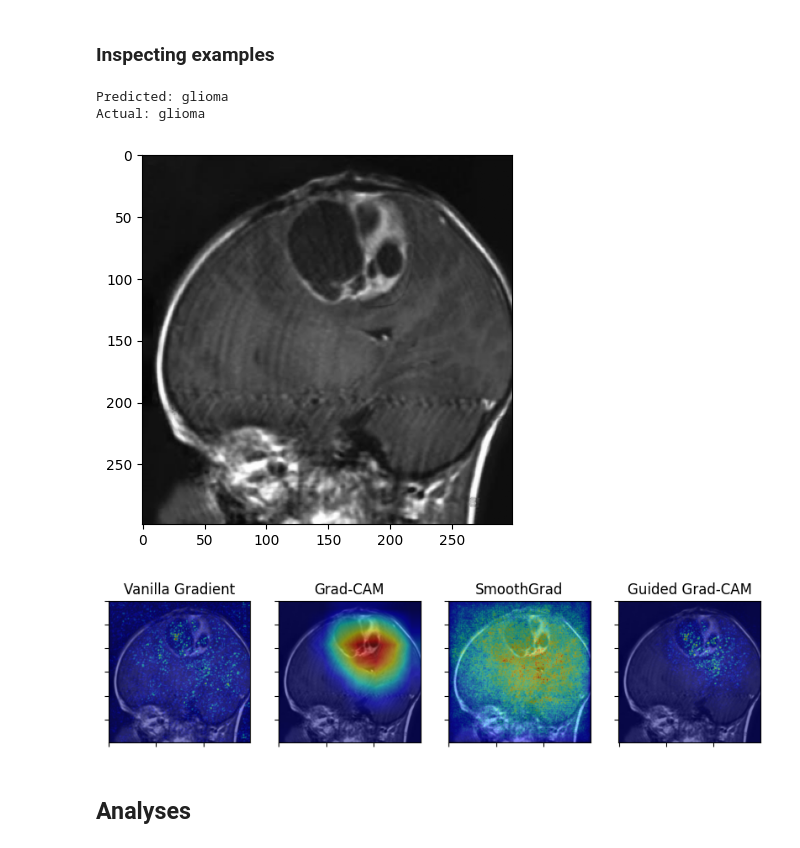
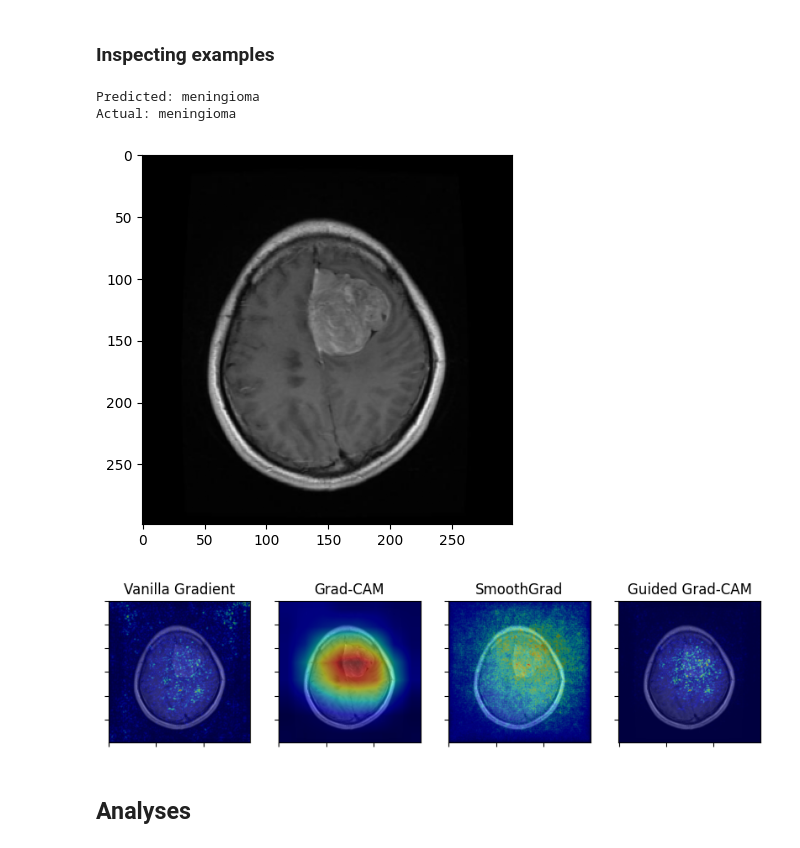
Before and after one commit to D21W12/SOW-BKI266, a Jupyter notebook: Final Assignment/analyses.ipynb, the cells around one changed output. Cells and saved outputs as stored; diff of their text form; code cells hidden in the pictures.

```diff
--- a/Final Assignment/analyses.ipynb
+++ b/Final Assignment/analyses.ipynb
@@ -208,22 +208,22 @@ def plot_explanation(ax, image, heatmap):
 # %%
 model.eval()
 
-i = 5  # Change this variable to look at different images (good ones: 5, 512, 500)
+i = 512  # Change this variable to look at different images (good ones: 5, 512, 500)
 
 X, y = dataset[i]
 X = X.unsqueeze(0)
 y_pred = torch.argmax(model(X), dim=1)
 
 print(f"Predicted: {LABELS[y_pred.item()]}")
 print(f"Actual: {LABELS[y]}")
 
 image_show = X[0].permute((1, 2, 0)).numpy()
 plt.imshow(image_show)
 plt.show()
 # %% [output]
-Predicted: glioma
-Actual: glioma
+Predicted: meningioma
+Actual: meningioma
-[figure, old version]
+[figure, new version]
 # %%
 N = 20
 sigma = 0.15
@@ -249,7 +249,7 @@ for i, method in enumerate(methods):
     plot_explanation(axis[i], image_show, heatmaps[i])
     axis[i].set_title(method)
 # %% [output]
-[figure, old version]
+[figure, new version]
 # %% [markdown]
 ## Analyses
 # %% [markdown]
```
Also changed, not shown: 1 other file.
